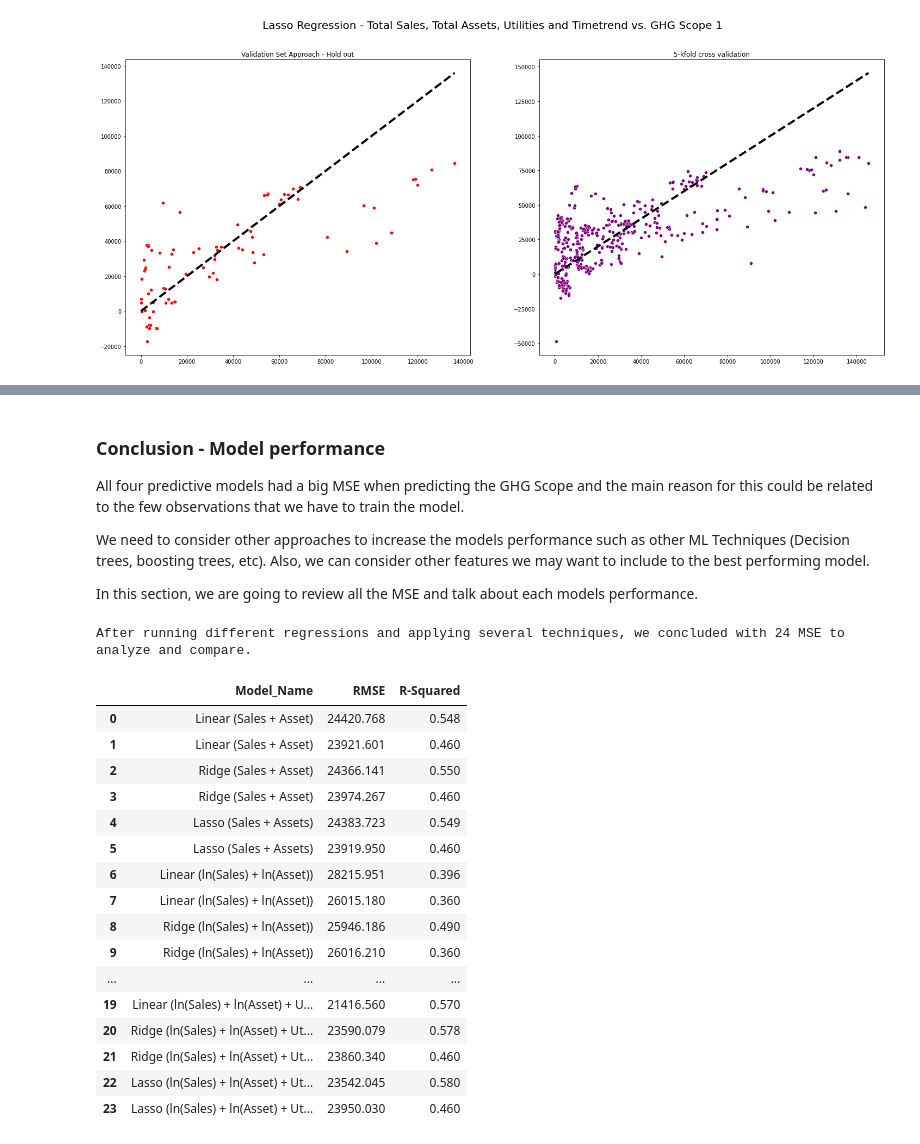
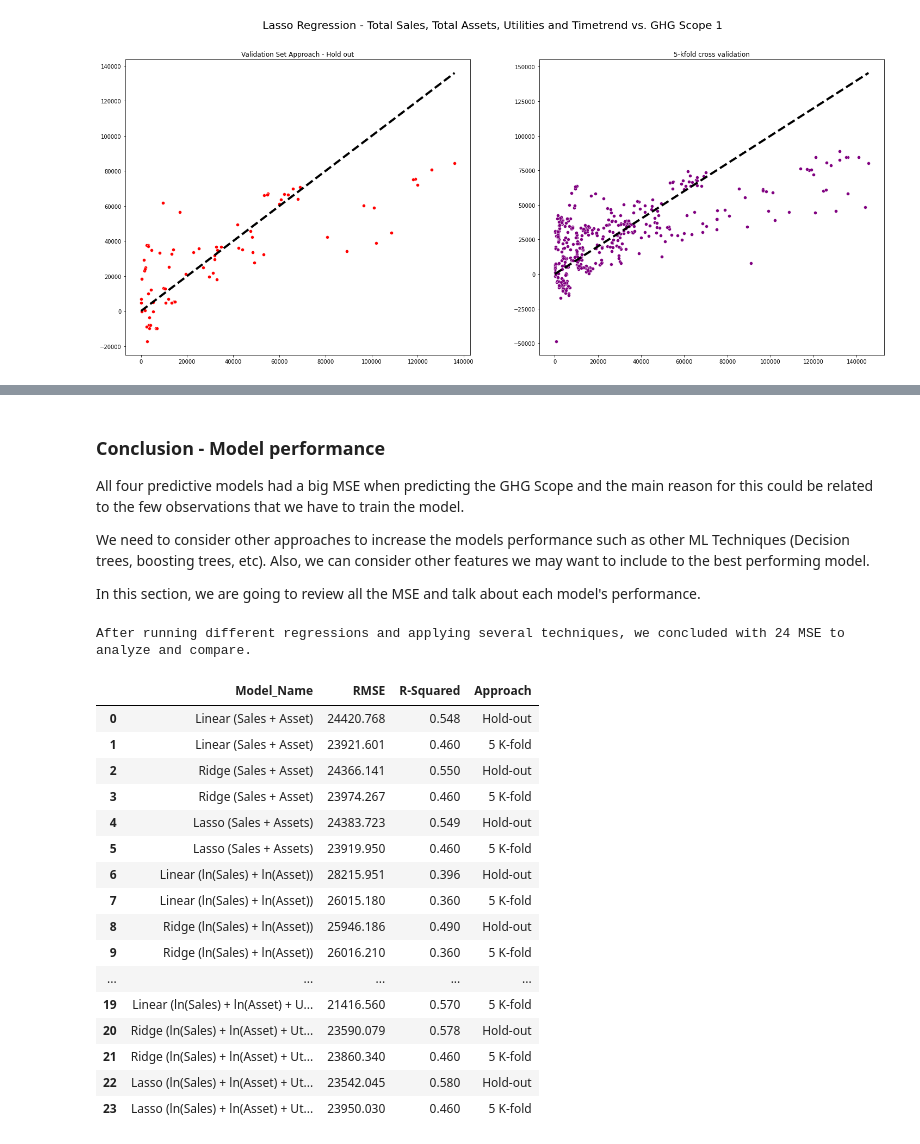
Before and after one commit to maralinetorres/BU-Capstone-Predicting-Environmental-Actions, a Jupyter notebook: Sprint #5 - Midterm presentations/GHG Scope 1 Predictive Model Evaluation.ipynb, the cells around one changed output, grey strips where cells are left out. Cells and saved outputs as stored; diff of their text form; code cells hidden in the pictures.

```diff
--- a/Sprint #5 - Midterm presentations/GHG Scope 1 Predictive Model Evaluation.ipynb
+++ b/Sprint #5 - Midterm presentations/GHG Scope 1 Predictive Model Evaluation.ipynb
@@ -32,10 +32,11 @@ from sklearn.feature_selection import RFE
 from datetime import datetime, date
 from mpl_toolkits.mplot3d import Axes3D # Visualize the Data for Multiple Linear Regression
 import warnings
+import matplotlib as mpl
 warnings.filterwarnings('ignore')
 
-stocks = pd.read_csv("/Users/maralinetorres/Documents/GitHub/Predicting-Environmental-and-Social-Actions/Datasets/pilot_stocks.csv")
-sectors = pd.read_csv("/Users/maralinetorres/Documents/GitHub/Predicting-Environmental-and-Social-Actions/Datasets/52_tickers_sectors.csv")
+stocks = pd.read_csv("/Users/yeet/Documents/GitHub/Predicting-Environmental-and-Social-Actions/Datasets/pilot_stocks.csv")
+sectors = pd.read_csv("/Users/yeet/Documents/GitHub/Predicting-Environmental-and-Social-Actions/Datasets/52_tickers_sectors.csv")
 
 stocks['Missing_GHG'] = np.where(stocks['GHG Scope 1'].isna(), 1, 0)
 stocks.loc[stocks['GHG Scope 1'].isna(),['GHG Scope 1','Missing_GHG']].head()
@@ -1768,29 +1769,29 @@ All four predictive models had a big MSE when predicting the GHG Scope and the m
 
 We need to consider other approaches to increase the models performance such as other ML Techniques (Decision trees, boosting trees, etc). Also, we can consider other features we may want to include to the best performing model.
 
-In this section, we are going to review all the MSE and talk about each models performance.
+In this section, we are going to review all the MSE and talk about each model's performance.
 # %%
 pd.set_option('display.float_format', lambda x: '%.3f' % x)
 print(f'After running different regressions and applying several techniques, we concluded with {df_model_eval.shape[0]} MSE to analyze and compare.')
 # %% [output]
 After running different regressions and applying several techniques, we concluded with 24 MSE to analyze and compare.
 # %%
-df_model_eval[['Model_Name','RMSE','R-Squared']]
+df_model_eval[['Model_Name','RMSE','R-Squared', 'Approach']]
 # %% [output]
-|  | Model_Name | RMSE | R-Squared |
-| 0 | Linear (Sales + Asset) | 24420.768 | 0.548 |
-| 1 | Linear (Sales + Asset) | 23921.601 | 0.460 |
-| 2 | Ridge (Sales + Asset) | 24366.141 | 0.550 |
-| 3 | Ridge (Sales + Asset) | 23974.267 | 0.460 |
-| 4 | Lasso (Sales + Assets) | 24383.723 | 0.549 |
-| 5 | Lasso (Sales + Assets) | 23919.950 | 0.460 |
-| 6 | Linear (ln(Sales) + ln(Asset)) | 28215.951 | 0.396 |
-| 7 | Linear (ln(Sales) + ln(Asset)) | 26015.180 | 0.360 |
-| 8 | Ridge (ln(Sales) + ln(Asset)) | 25946.186 | 0.490 |
-| 9 | Ridge (ln(Sales) + ln(Asset)) | 26016.210 | 0.360 |
-| ... | ... | ... | ... |
-| 19 | Linear (ln(Sales) + ln(Asset) + U... | 21416.560 | 0.570 |
-| 20 | Ridge (ln(Sales) + ln(Asset) + Ut... | 23590.079 | 0.578 |
-| 21 | Ridge (ln(Sales) + ln(Asset) + Ut... | 23860.340 | 0.460 |
-| 22 | Lasso (ln(Sales) + ln(Asset) + Ut... | 23542.045 | 0.580 |
-| 23 | Lasso (ln(Sales) + ln(Asset) + Ut... | 23950.030 | 0.460 |
+|  | Model_Name | RMSE | R-Squared | Approach |
+| 0 | Linear (Sales + Asset) | 24420.768 | 0.548 | Hold-out |
+| 1 | Linear (Sales + Asset) | 23921.601 | 0.460 | 5 K-fold |
+| 2 | Ridge (Sales + Asset) | 24366.141 | 0.550 | Hold-out |
+| 3 | Ridge (Sales + Asset) | 23974.267 | 0.460 | 5 K-fold |
+| 4 | Lasso (Sales + Assets) | 24383.723 | 0.549 | Hold-out |
+| 5 | Lasso (Sales + Assets) | 23919.950 | 0.460 | 5 K-fold |
+| 6 | Linear (ln(Sales) + ln(Asset)) | 28215.951 | 0.396 | Hold-out |
+| 7 | Linear (ln(Sales) + ln(Asset)) | 26015.180 | 0.360 | 5 K-fold |
+| 8 | Ridge (ln(Sales) + ln(Asset)) | 25946.186 | 0.490 | Hold-out |
+| 9 | Ridge (ln(Sales) + ln(Asset)) | 26016.210 | 0.360 | 5 K-fold |
+| ... | ... | ... | ... | ... |
+| 19 | Linear (ln(Sales) + ln(Asset) + U... | 21416.560 | 0.570 | 5 K-fold |
+| 20 | Ridge (ln(Sales) + ln(Asset) + Ut... | 23590.079 | 0.578 | Hold-out |
+| 21 | Ridge (ln(Sales) + ln(Asset) + Ut... | 23860.340 | 0.460 | 5 K-fold |
+| 22 | Lasso (ln(Sales) + ln(Asset) + Ut... | 23542.045 | 0.580 | Hold-out |
+| 23 | Lasso (ln(Sales) + ln(Asset) + Ut... | 23950.030 | 0.460 | 5 K-fold |
```
Also changed, not shown: parts of 52 cells of this notebook.
